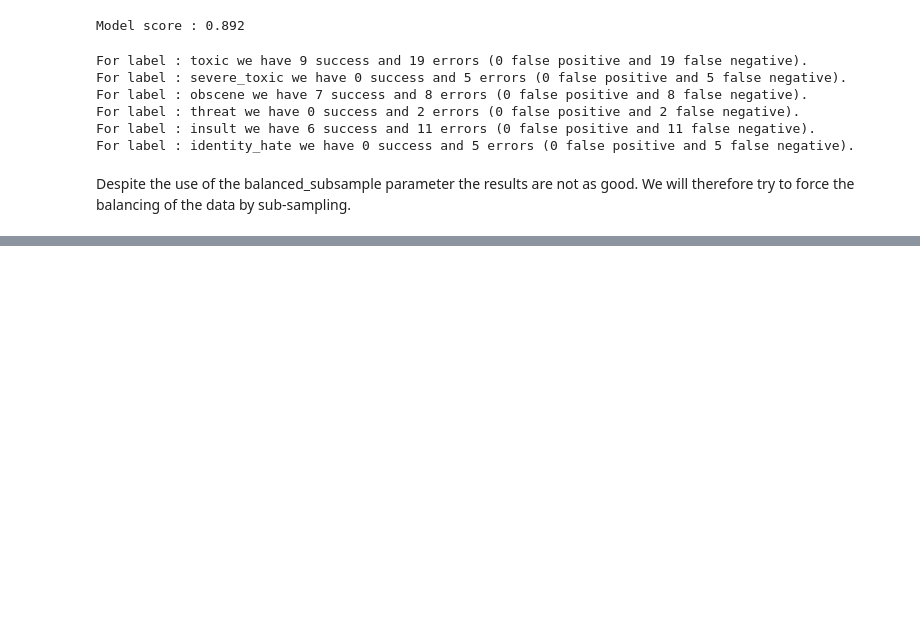
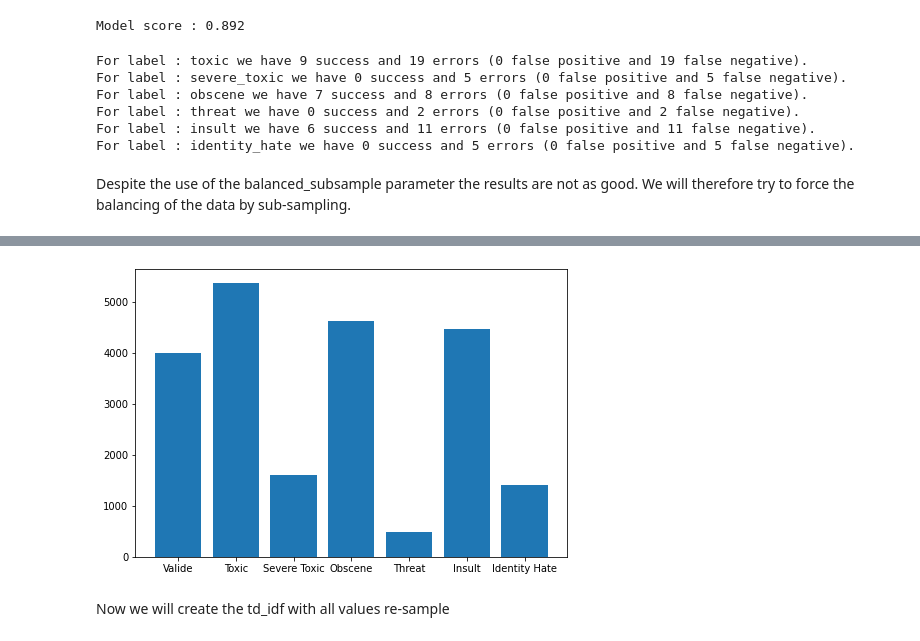
Before and after one commit to Nicolas-BZRD/NLP-Classification-Toxic-Comments, a Jupyter notebook: Classification_toxic_comments.ipynb, the cells around one changed output, grey strips where cells are left out. Drawn from its saved outputs; the diff is of its cells as text; code cells hidden in the pictures; blank space fills up the shorter version.

```diff
--- a/Classification_toxic_comments.ipynb
+++ b/Classification_toxic_comments.ipynb
@@ -605,0 +610,9 @@ Despite the use of the balanced_subsample parameter the results are not as good.
+# %%
+data_resample = data[(data['threat'] == 1)]
+data_resample = pd.concat([data_resample,data[(data['severe_toxic'] == 1)]])
+data_resample = pd.concat([data_resample,data[(data['identity_hate'] == 1)]])
+data_resample = pd.concat([data_resample,data[(data['insult'] == 1)][0:3000]])
+data_resample = pd.concat([data_resample,data[(data['obscene'] == 1)][0:3000]])
+data_resample = pd.concat([data_resample,data[(data['toxic'] == 0) & (data['severe_toxic'] == 0) & (data['obscene'] == 0) & (data['threat'] == 0) & (data['insult'] == 0) & (data['identity_hate'] == 0)][0:4000]])
+data_resample = data_resample.drop_duplicates()
+data_resample
@@ -605,0 +633,19 @@ Despite the use of the balanced_subsample parameter the results are not as good.
+# %%
+fig = plt.figure()
+ax = fig.add_axes([0,0,1,1])
+types = ['Valide', 'Toxic', 'Severe Toxic','Obscene', 'Threat', 'Insult', 'Identity Hate']
+values = [
+          len(data_resample[(data_resample['toxic'] == 0) & (data_resample['severe_toxic'] == 0) & (data_resample['obscene'] == 0) & (data_resample['threat'] == 0) & (data_resample['insult'] == 0) & (data_resample['identity_hate'] == 0)]),
+          data_resample['toxic'].value_counts()[1],
+          data_resample['severe_toxic'].value_counts()[1],
+          data_resample['obscene'].value_counts()[1],
+          data_resample['threat'].value_counts()[1],
+          data_resample['insult'].value_counts()[1],
+          data_resample['identity_hate'].value_counts()[1],
+          ]
+ax.bar(types,values)
+plt.show()
+# %% [output]
+[figure, added]
+# %% [markdown]
+Now we will create the td_idf with all values re-sample
```
Also changed, not shown: parts of 15 cells of this notebook.
